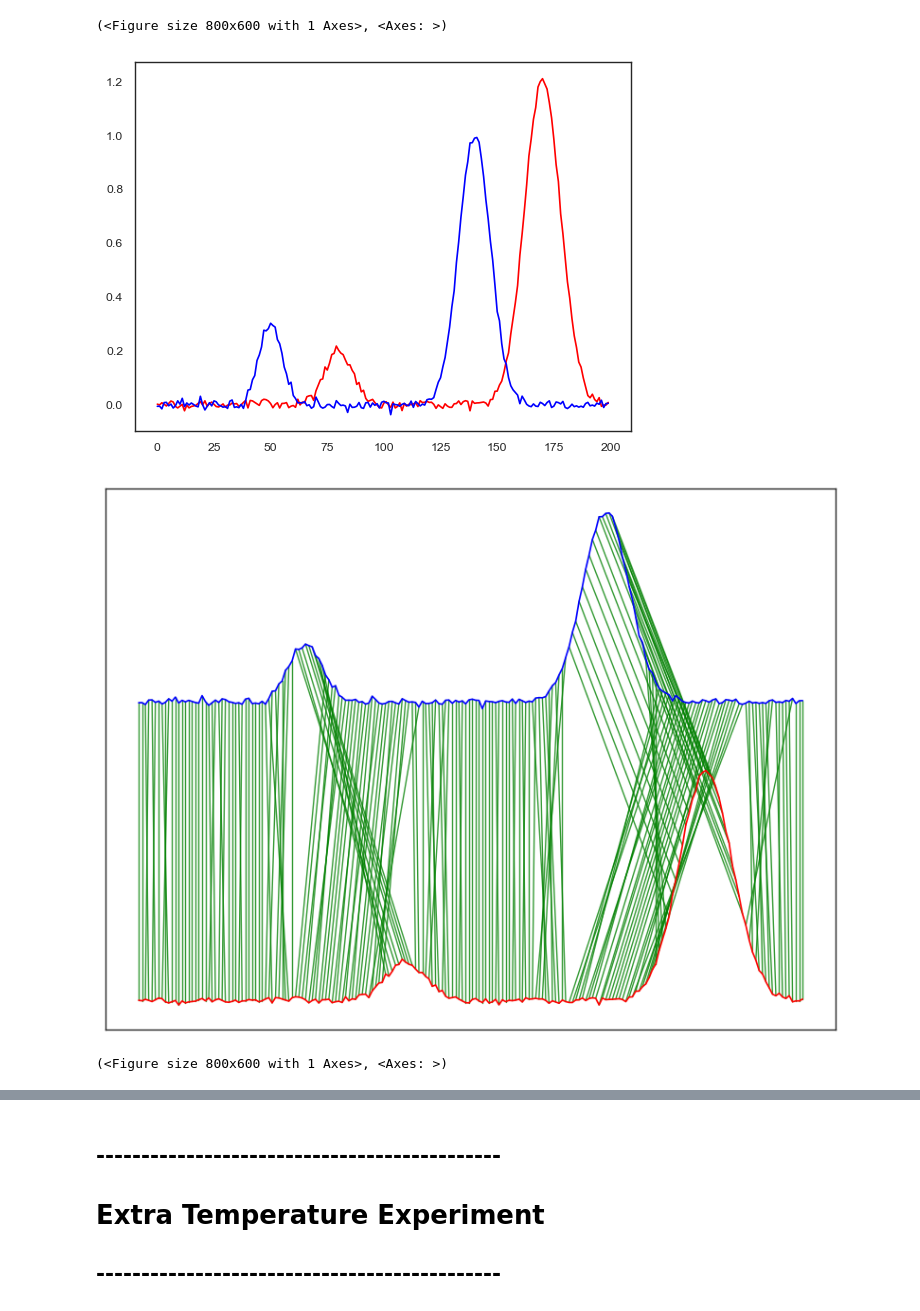
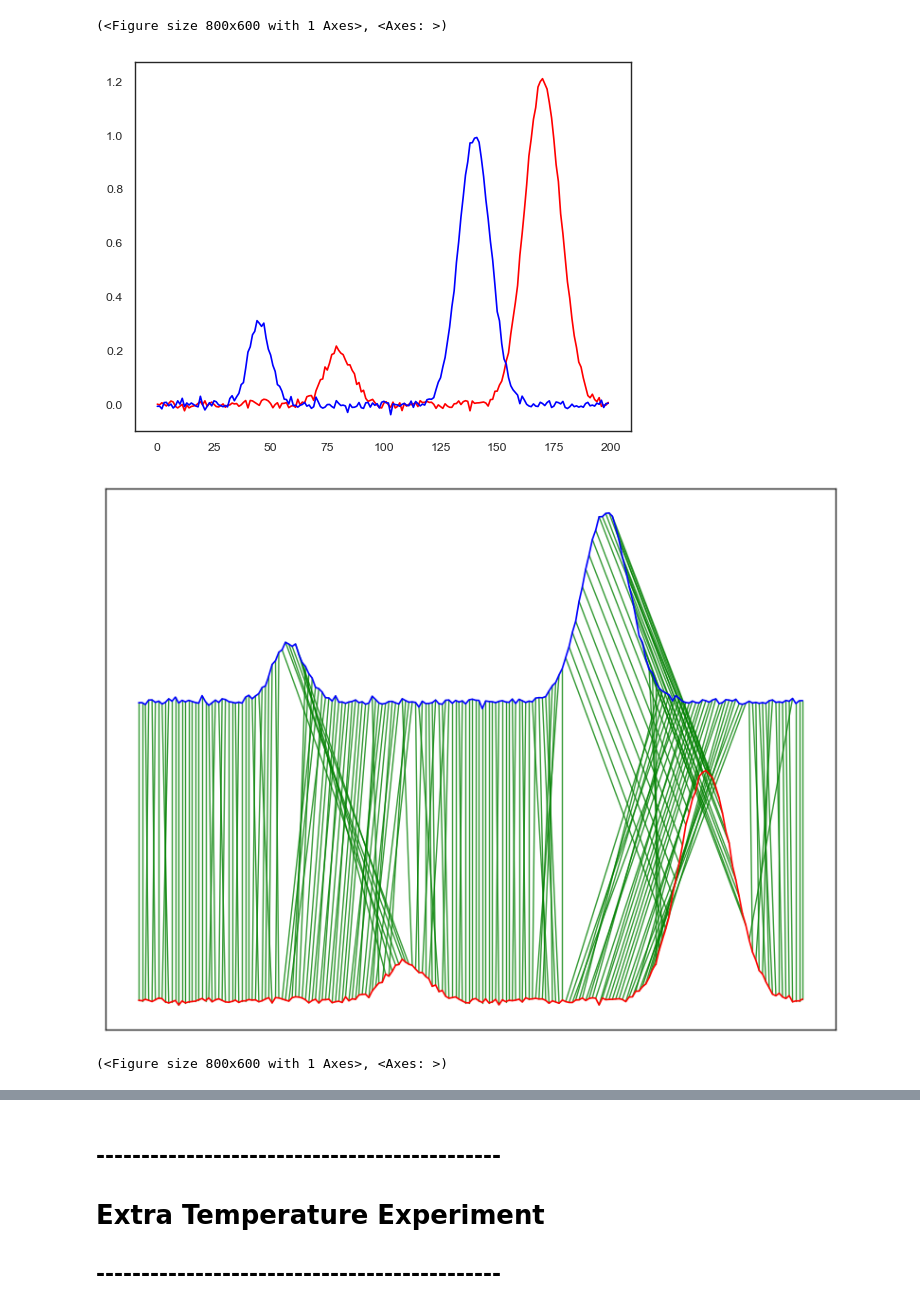
Before and after one commit to Thai-npd/TiOT-code, a Jupyter notebook: alignment_visual.ipynb, the cells around one changed output, grey strips where cells are left out. Saved outputs shown, nothing was run; the diff lists cells and outputs as text; code cells hidden in the pictures.

```diff
--- a/alignment_visual.ipynb
+++ b/alignment_visual.ipynb
@@ -168,22 +168,22 @@ plot_alignment(x, y, pi, filename='Alignment1_w2')
 # %%
 t, x, y = generate_two_peak_series(
     n=200,
-    peaks1=[80, 170], peaks2=[80, 170],
-    shift=-30, height1=[0.2, 1.2], height2=[0.3, 1.0],
+    peaks1=[80, 170], peaks2=[80, 175],
+    shift=-35, height1=[0.2, 1.2], height2=[0.3, 1.0],
     width1=[6, 8], width2=[5, 7],
     noise=0.01, seed=0
 )
 plt.figure()
 plt.plot(t, x, color='red')
 plt.plot(t, y, color='blue')
 plt.show()
 # %% [output]
-[figure, old version]
+[figure, new version]
 # %%
 d, pi, w_opt = TiOT_lib.TiOT(x, y, detail_mode=True)
 plot_alignment(x, y, pi, filename='Alignment2_wopt')
 # %% [output]
-[figure, old version]
+[figure, new version]
 (<Figure size 800x600 with 1 Axes>, <Axes: >)
 # %%
 d, pi = TiOT_lib.TAOT(x, y, w =  w_opt/3)
```
Also changed, not shown: parts of 2 cells of this notebook.
